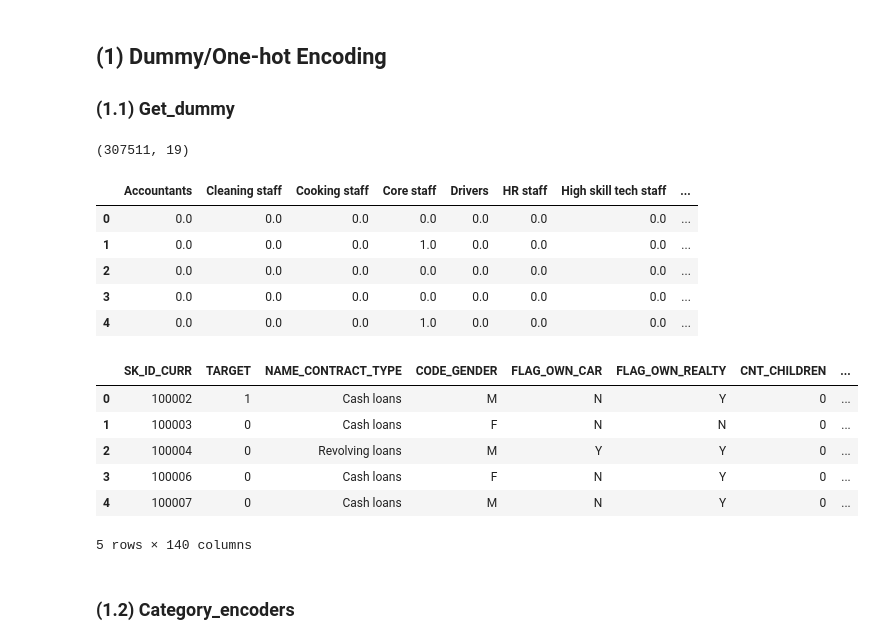
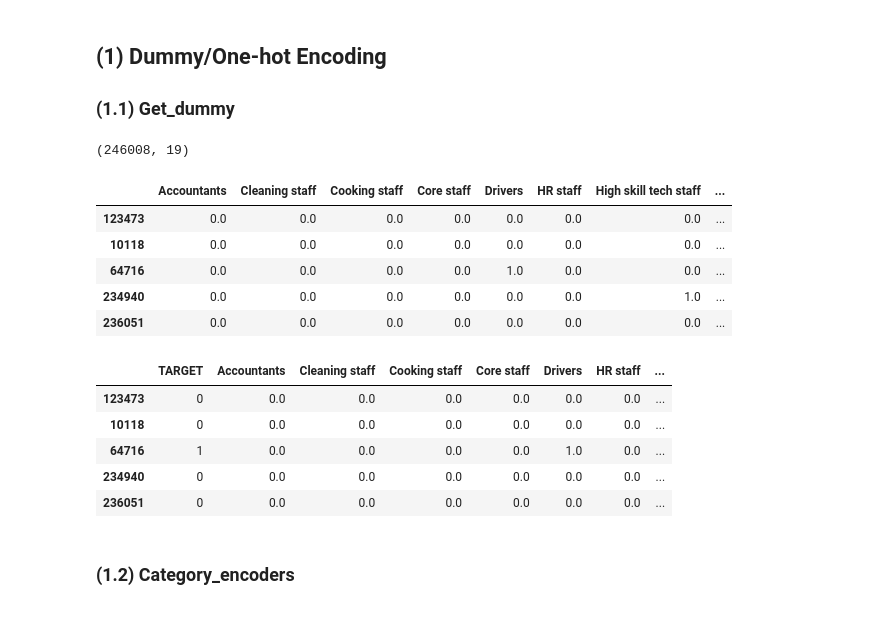
Before and after one commit to dataman-git/codes_for_articles, a Jupyter notebook: A data scientist toolkit.ipynb, the cells around one changed output. Drawn from its saved outputs; the diff is of its cells as text; code cells hidden in the pictures.

```diff
--- a/A data scientist toolkit.ipynb
+++ b/A data scientist toolkit.ipynb
@@ -9,13 +9,15 @@
 # data
 import pandas as pd
 import numpy as np
+from sklearn.model_selection import train_test_split
 # https://www.kaggle.com/code/willkoehrsen/start-here-a-gentle-introduction/input
 path = '/Users/chriskuo/Downloads/data'
 #data =  pd.read_csv(path + "/home_loan_selected.csv")
 data =  pd.read_csv(path + "/application_train.csv")
+train, test = train_test_split(data, test_size=0.2, random_state=42)
 
 # Print sample
-df = data[['OCCUPATION_TYPE','TARGET']].copy()
-df['OCCUPATION_TYPE'].value_counts(dropna=False)
+df_train = train[['OCCUPATION_TYPE','TARGET']].copy()
+df_train['OCCUPATION_TYPE'].value_counts(dropna=False)
 # %% [output]
 OCCUPATION_TYPE
@@ -37,6 +39,6 @@ IT staff                   526
 Name: count, dtype: int64
 # %%
-df['OCCUPATION_TYPE'] = df['OCCUPATION_TYPE'].fillna('NoData')
-df['OCCUPATION_TYPE'].value_counts(dropna=False)
+df_train['OCCUPATION_TYPE'] = df_train['OCCUPATION_TYPE'].fillna('NoData')
+df_train['OCCUPATION_TYPE'].value_counts(dropna=False)
 # %% [output]
 OCCUPATION_TYPE
@@ -60,28 +87,27 @@ Name: count, dtype: int64
 ## (1) Dummy/One-hot Encoding
 ### (1.1) Get_dummy
 # %%
-dummies = pd.get_dummies(df['OCCUPATION_TYPE'],dtype=float,dummy_na=False)
-print(dummies.shape) # (307511, 19)
+dummies = pd.get_dummies(df_train['OCCUPATION_TYPE'],dtype=float,dummy_na=False)
+print(dummies.shape) # (246008, 19)
 dummies.head()
 # %% [output]
-(307511, 19)
+(246008, 19)
 |  | Accountants | Cleaning staff | Cooking staff | Core staff | Drivers | HR staff | High skill tech staff | ... |
-| 0 | 0.0 | 0.0 | 0.0 | 0.0 | 0.0 | 0.0 | 0.0 | ... |
-| 1 | 0.0 | 0.0 | 0.0 | 1.0 | 0.0 | 0.0 | 0.0 | ... |
-| 2 | 0.0 | 0.0 | 0.0 | 0.0 | 0.0 | 0.0 | 0.0 | ... |
-| 3 | 0.0 | 0.0 | 0.0 | 0.0 | 0.0 | 0.0 | 0.0 | ... |
-| 4 | 0.0 | 0.0 | 0.0 | 1.0 | 0.0 | 0.0 | 0.0 | ... |
+| 123473 | 0.0 | 0.0 | 0.0 | 0.0 | 0.0 | 0.0 | 0.0 | ... |
+| 10118 | 0.0 | 0.0 | 0.0 | 0.0 | 0.0 | 0.0 | 0.0 | ... |
+| 64716 | 0.0 | 0.0 | 0.0 | 0.0 | 1.0 | 0.0 | 0.0 | ... |
+| 234940 | 0.0 | 0.0 | 0.0 | 0.0 | 0.0 | 0.0 | 1.0 | ... |
+| 236051 | 0.0 | 0.0 | 0.0 | 0.0 | 0.0 | 0.0 | 0.0 | ... |
 # %%
-new_df = pd.concat([df,dummies],axis=1).drop('OCCUPATION_TYPE',axis=1)
+new_df = pd.concat([df_train,dummies],axis=1).drop('OCCUPATION_TYPE',axis=1)
 new_df.head()
 # %% [output]
-|  | SK_ID_CURR | TARGET | NAME_CONTRACT_TYPE | CODE_GENDER | FLAG_OWN_CAR | FLAG_OWN_REALTY | CNT_CHILDREN | ... |
-| 0 | 100002 | 1 | Cash loans | M | N | Y | 0 | ... |
-| 1 | 100003 | 0 | Cash loans | F | N | N | 0 | ... |
-| 2 | 100004 | 0 | Revolving loans | M | Y | Y | 0 | ... |
-| 3 | 100006 | 0 | Cash loans | F | N | Y | 0 | ... |
-| 4 | 100007 | 0 | Cash loans | M | N | Y | 0 | ... |
+|  | TARGET | Accountants | Cleaning staff | Cooking staff | Core staff | Drivers | HR staff | ... |
+| 123473 | 0 | 0.0 | 0.0 | 0.0 | 0.0 | 0.0 | 0.0 | ... |
+| 10118 | 0 | 0.0 | 0.0 | 0.0 | 0.0 | 0.0 | 0.0 | ... |
+| 64716 | 1 | 0.0 | 0.0 | 0.0 | 0.0 | 1.0 | 0.0 | ... |
+| 234940 | 0 | 0.0 | 0.0 | 0.0 | 0.0 | 0.0 | 0.0 | ... |
+| 236051 | 0 | 0.0 | 0.0 | 0.0 | 0.0 | 0.0 | 0.0 | ... |
-5 rows × 140 columns
 # %% [markdown]
 ### (1.2) Category_encoders
 # %%
```
Also changed, not shown: parts of 14 cells of this notebook.
